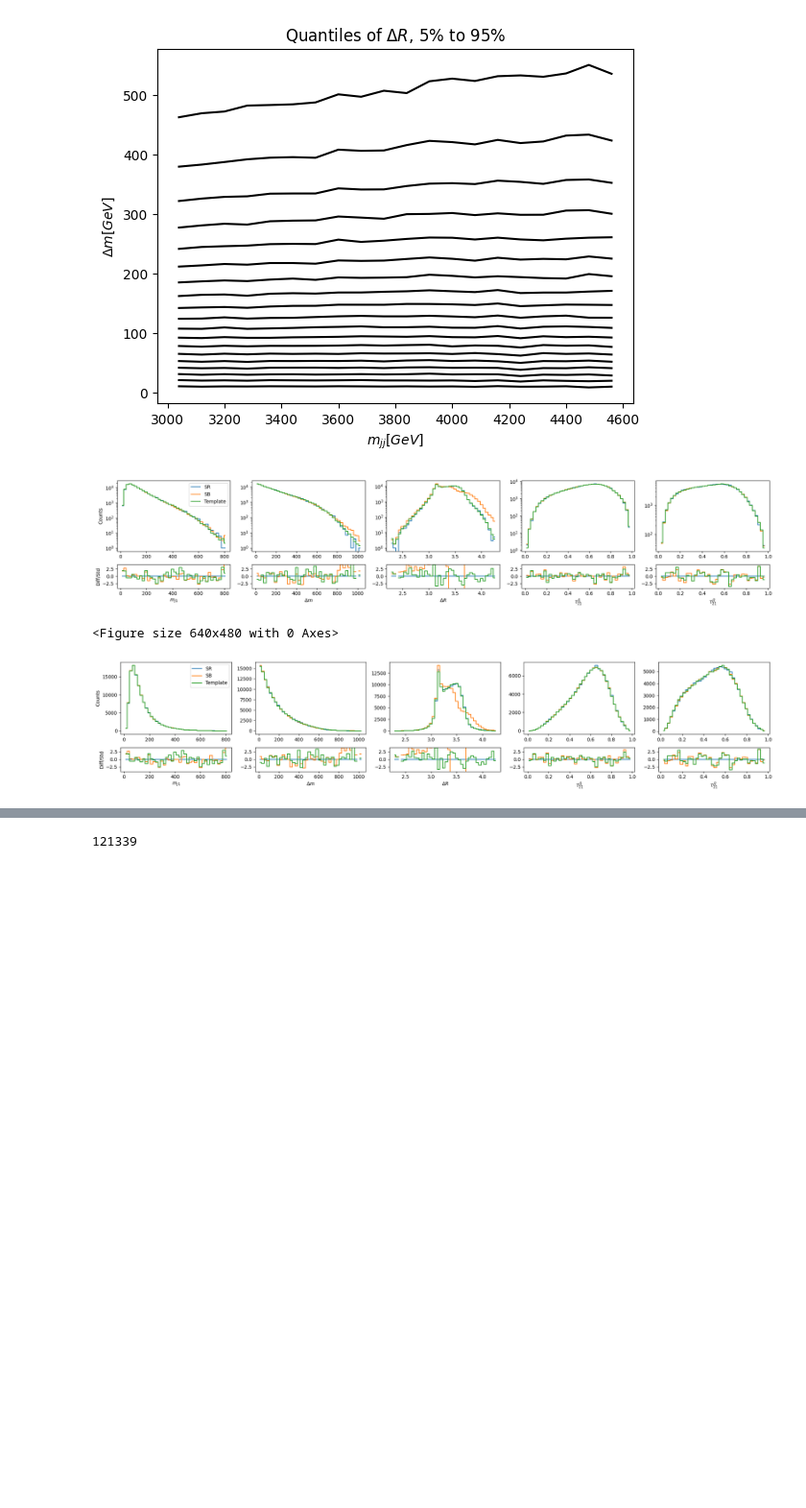
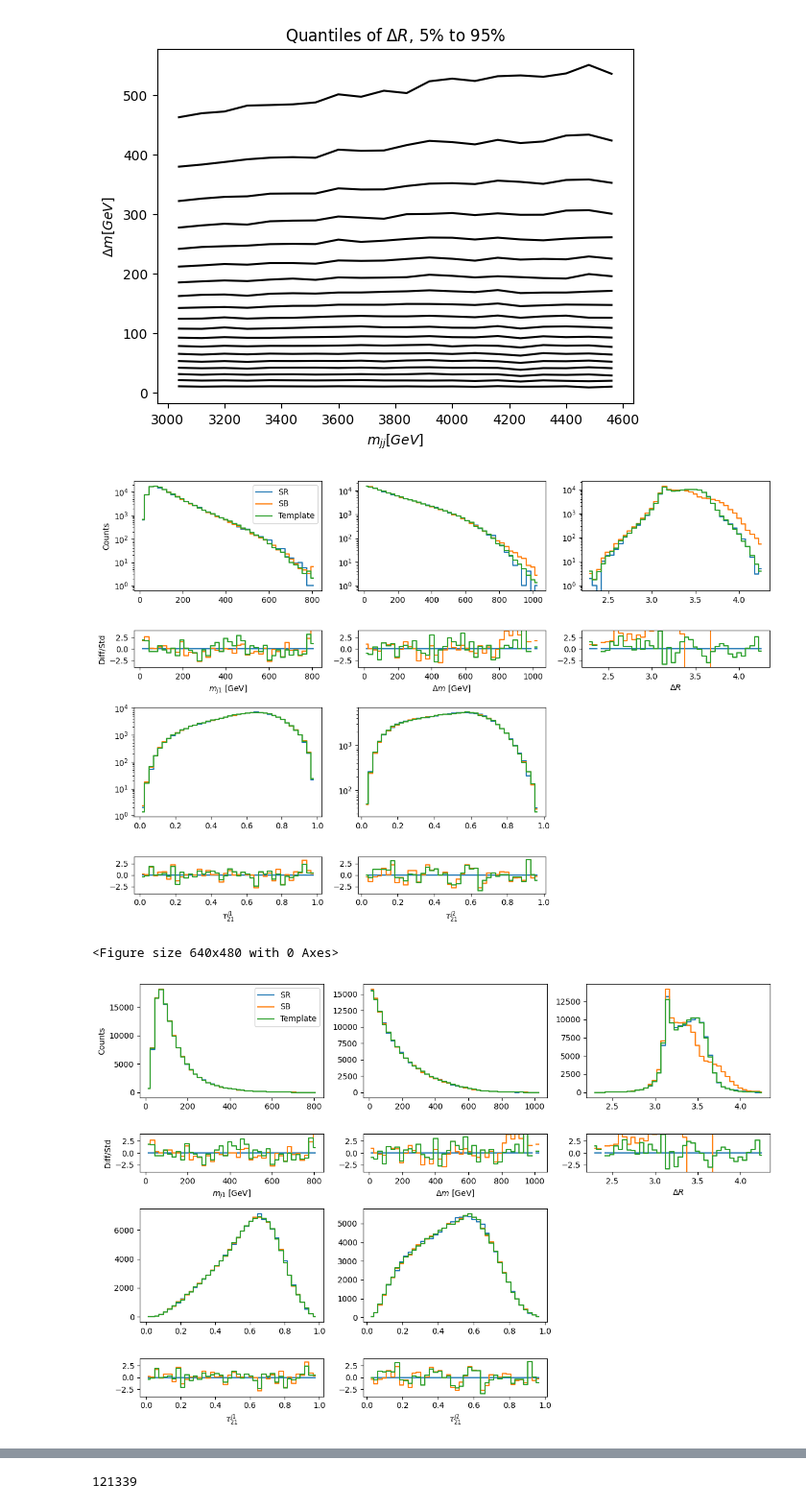
Before and after one commit to IvanOleksiyuk/transit, a Jupyter notebook: notebooks/final_plotsPAPER.ipynb, the cells around one changed output, grey strips where cells are left out. Shown at 96% size. Saved outputs shown, nothing was run; the diff lists cells and outputs as text; code cells hidden in the pictures; blank space fills up the shorter version.

Commit message:
some code simplifications and plotting improvements

```diff
--- a/notebooks/final_plotsPAPER.ipynb
+++ b/notebooks/final_plotsPAPER.ipynb
@@ -328,6 +364,10 @@ execution_times = np.array(find_execution_times(group_run))
 # %%
 print(execution_times)
 print(np.mean(execution_times)/60)
+print(generation_times)
+print(np.mean(generation_times)/60)
+
+total_time = np.mean(execution_times) + np.mean(generation_times)
 # %% [output]
 [423.56 423.39 422.04 445.39 422.93 428.13 421.12 604.42 431.24 425.1
  419.74 443.76 393.45 420.41 420.45 422.06 421.81 588.63 417.36 418.51
@@ -336,13 +382,13 @@ print(np.mean(execution_times)/60)
 # %%
 # Make the speed plot
 if add_sigma:
-    values = [10, 3, np.mean(execution_times)/60,  244/10, 30, 1.66*60, 107, 129, 167]
+    values = [10, 3, total_time/60,  244/10, 30, 1.66*60, 107, 129, 167]
     methods = ["RAD-OT", "SIGMA\n(per 10 SR)", "TRANSIT",  "CURTAINsF4F\n(efficient\n per 10 SR)", "SIGMA\n", "DRAPES",  "CURTAINsF4F\n (default)", "CATHODE",  "CURTAINs"]
     color_is = [1, 4, 3, 2, 4, 5, 2, 6, 7]
     alphas = [1, 0.5, 1, 0.5, 1, 1, 1, 1, 1]
 
 else:
-    values = [10, np.mean(execution_times)/60, 244/10, 1.66*60, 107, 129, 167]
+    values = [10, total_time/60, 244/10, 1.66*60, 107, 129, 167]
     methods = ["RAD-OT", "TRANSIT", "CURTAINsF4F\n(efficient\n per 10 SR)", "DRAPES",  "CURTAINsF4F\n (default)", "CATHODE",  "CURTAINs"]
     color_is = [1, 3, 2, 5, 2, 6, 7]
     alphas = [1, 1, 0.5, 1, 1, 1, 1]
@@ -432,13 +478,16 @@ template_numpy_tr=processor.inverse_transform(torch.Tensor(template_numpy))
 # %%
 template_tr = pd.DataFrame(template_numpy_tr, columns=features)
 # %%
+import math
 def plot_histograms(databases,
                     columns,
                     log_scale=False,
                     plot_difs=True,
                     labels = ["SR", "SB", "Template"],
                     normalise="first_sounts",
-                    scale=4):
+                    scale=4,
+                    n_rows = 1,
+                    height_factor=1):
     """
     Function to plot histograms of selected columns from multiple databases.
 
@@ -450,13 +499,15 @@ def plot_histograms(databases,
     Displays histograms of each column in a single row.
     """
     # Number of columns to plot
-    num_columns = len(columns)
+
+    num_columns = math.ceil(len(columns)/n_rows)
+
 
     # Create a figure with subplots, one for each column in one row
     if plot_difs:
-        fig, axes = plt.subplots(2, num_columns, figsize=(scale * num_columns, scale), gridspec_kw={'height_ratios': [3, 1]})
+        fig, axes = plt.subplots(2*n_rows, num_columns, figsize=(scale * num_columns, scale * n_rows *height_factor), gridspec_kw={'height_ratios': [3, 1]*n_rows})
     else:
-        fig, axes = plt.subplots(1, num_columns, figsize=(scale * num_columns, scale))
+        fig, axes = plt.subplots(n_rows, num_columns, figsize=(scale * num_columns, scale * n_rows* height_factor))
 
 
     # Loop over the columns
@@ -465,9 +516,12 @@ def plot_histograms(databases,
         # Merge the same column from all databases into one for easy plotting
         counts[column] = []
         if plot_difs:
-            plt.sca(axes[0][i])
+            plt.sca(axes[(i // num_columns)*2][i % num_columns])
         else:
-            plt.sca(axes[i])
+            if n_rows>1:
+                plt.sca(axes[(i // num_columns)][i % num_columns])
+            else:
+                plt.sca(axes[i % num_columns])
         bins = 40
         # Plot the histogram in the corresponding subplot
 
@@ -486,40 +540,52 @@ def plot_histograms(databases,
             plt.ylabel('Counts')
         # # plot differecwsa on bottom subplots
         if plot_difs:
-            plt.sca(axes[1][i])
+            plt.sca(axes[(i // num_columns)*2+1][i % num_columns])
             if i == 0:
                 plt.ylabel('Diff/Std')
 
             diffs = []
             for j in range(len(databases)):
                 diff = (counts[column][j] - counts[column][0])/np.sqrt(counts[column][0])
                 diffs.append(diff)
                 plt.step(bins[:-1]/2+bins[1:]/2, diff, where='mid')
                 plt.ylim(-4, 4)
 
         if column == "m_j1":
-            column_name = "$m_{j1}$"
+            column_name = "$m_{j1}$ [GeV]"
         elif column == "del_m":
-            column_name = "$\Delta m$"
+            column_name = "$\Delta m$ [GeV]"
         elif column == "del_R":
             column_name = "$\Delta R$"
         elif column == "tau21_j1":
             column_name = "$\\tau_{21}^{j1}$"
         elif column == "tau21_j2":
             column_name = "$\\tau_{21}^{j2}$"
         if column == "m_jj":
-            column_name = "$m_{jj}$"
+            column_name = "$m_{jj}$ [GeV]"
         plt.xlabel(column_name)
+
+    # Hide empty subplots
+    for i in range(len(columns), n_rows*num_columns):
+        if plot_difs:
+            plt.sca(axes[(i // num_columns)*2][i % num_columns])
+        else:
+            plt.sca(axes[(i // num_columns)][i % num_columns])
+        plt.axis('off')
+        if plot_difs:
+            plt.sca(axes[(i // num_columns)*2+1][i % num_columns])
+            plt.axis('off')
+
     # Adjust layout to prevent overlap
     plt.tight_layout()
 
 
-plot_histograms([df_bkg_sr, df_bkg_sb, template_tr], features[:-1], log_scale=True)
+plot_histograms([df_bkg_sr, df_bkg_sb, template_tr], features[:-1], log_scale=True, n_rows=2)
 plt.savefig(save_folder_optional+"template_quality_log.png", bbox_inches='tight', dpi=300)
 plt.figure()
-plot_histograms([df_bkg_sr, df_bkg_sb, template_tr], features[:-1], log_scale=False)
+plot_histograms([df_bkg_sr, df_bkg_sb, template_tr], features[:-1], log_scale=False, n_rows=2)
 plt.savefig(save_folder+"template_quality.png", bbox_inches='tight', dpi=300)
 # %% [output]
-[figure, old version]
+[figure, new version]
 <Figure size 640x480 with 0 Axes>
-[figure, old version]
+[figure, new version]
```
Also changed, not shown: parts of 12 cells of this notebook, 4 other files.
